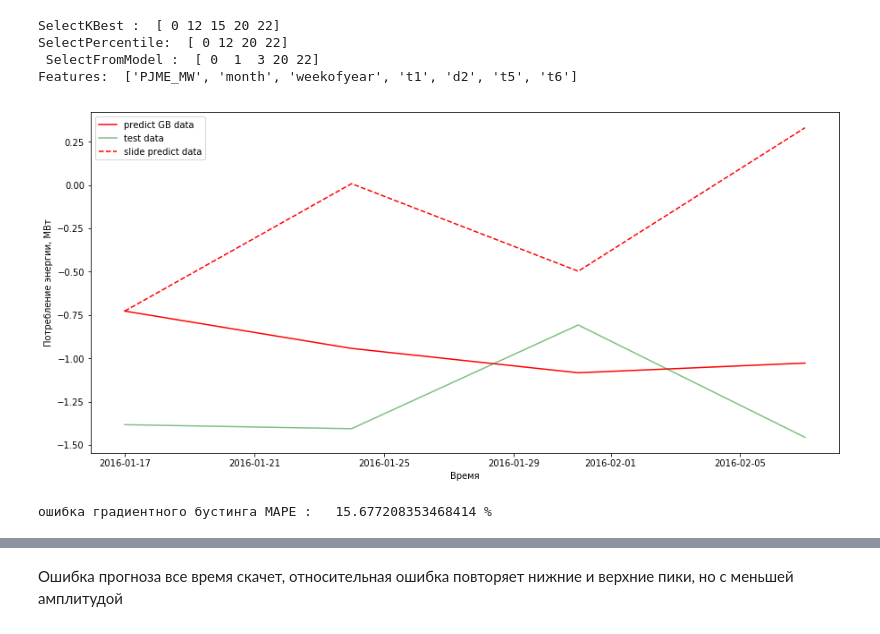
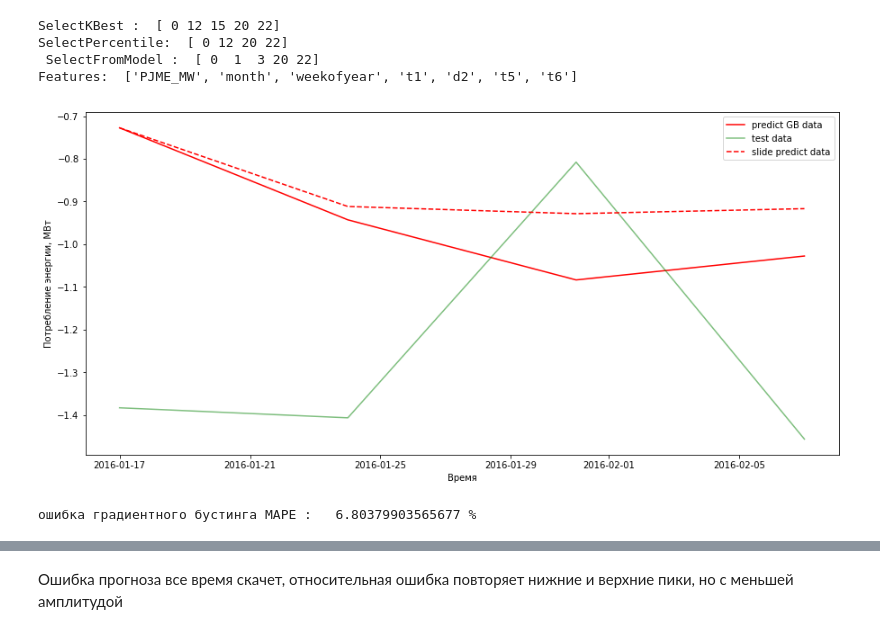
Before and after one commit to ViktoriyaKazakova/MaL, a Jupyter notebook: HW4.ipynb, the cells around one changed output, grey strips where cells are left out. Drawn from its saved outputs; the diff is of its cells as text; code cells hidden in the pictures.

```diff
--- a/HW4.ipynb
+++ b/HW4.ipynb
@@ -222,36 +222,42 @@ SelectKBest :  [ 0 12 15 20 22]
 SelectPercentile:  [ 0 12 20 22]
  SelectFromModel :  [ 0  1  3 20 22]
 Features:  ['PJME_MW', 'month', 'weekofyear', 't1', 'd2', 't5', 't6']
+# %%
+scl_x=StandardScaler()
+
+X = data_w.iloc[p:-h,:].values
+X = scl_x.fit_transform(X.astype('float64'))
 # %%
+scaler=StandardScaler()
 X_test_100 = X_test.copy()
 y_test_100 = y_pred.copy()
 N = 4
-sph = len(features)
 
 for i in range(N):
-    y_test_100[i] = model.predict(X_test_100[i,:].reshape((1,sph)))
-    X_test_100[i+1,0] = y_test_100[i]
-    X_test_100[i+1,1] = X_test_100[i, 0]
-    X_test_100[i+1,2] = 0 if i<2 else X_test_100[i-2, 0]
-    X_test_100[i+1,3] = 0 if i<3 else X_test_100[i-3, 0]
-    X_test_100[i+1,4] = 0 if i<4 else X_test_100[i-4, 0]
+    y_test_100[i] = model.predict(X_test_100[i,:].reshape((1,X_test_100.shape[1])))
+    y_i = scl_target.inverse_transform(y_test_100[i:i+1])
+    X_test_100[i+1,0] = (y_i-scl_x.mean_[0])/scl_x.scale_[0]
+    X_test_100[i+1,3] = X_test_100[i, 0]
+    X_test_100[i+1,4] = 0 if i<2 else X_test_100[i-4, 0]
+    X_test_100[i+1,5] = 0 if i<3 else X_test_100[i-5, 0]
+    X_test_100[i+1,6] = 0 if i<4 else X_test_100[i-6, 0]
 
 plt.figure( figsize=( 15, 7 ))
 plt.xlabel('Время')
 plt.ylabel('Потребление энергии, МВт')
 plt.plot(test.index[1:N+1],y_pred[:N], 'r',label='predict GB data' )
 plt.plot(test.index[1:N+1],y_test[:N], 'g',label='test data', alpha=0.5)
 plt.plot(test.index[1:N+1],y_test_100[:N], '--r',label='slide predict data')
 
 plt.legend()
 plt.show()
 
 er_g = mean_absolute_percentage_error(y_true = scl_target.inverse_transform( y_test[:N]),
                                       y_pred = scl_target.inverse_transform( y_test_100[:N]))
 print('ошибка градиентного бустинга MAPE :  ', er_g,'%')
 # %% [output]
-[figure, old version]
+[figure, new version]
-ошибка градиентного бустинга MAPE :   15.677208353468414 %
+ошибка градиентного бустинга MAPE :   6.80379903565677 %
 # %%
 y_test_pred_g = model.predict(X_test)
 # %%
```
Also changed, not shown: parts of 3 cells of this notebook.
